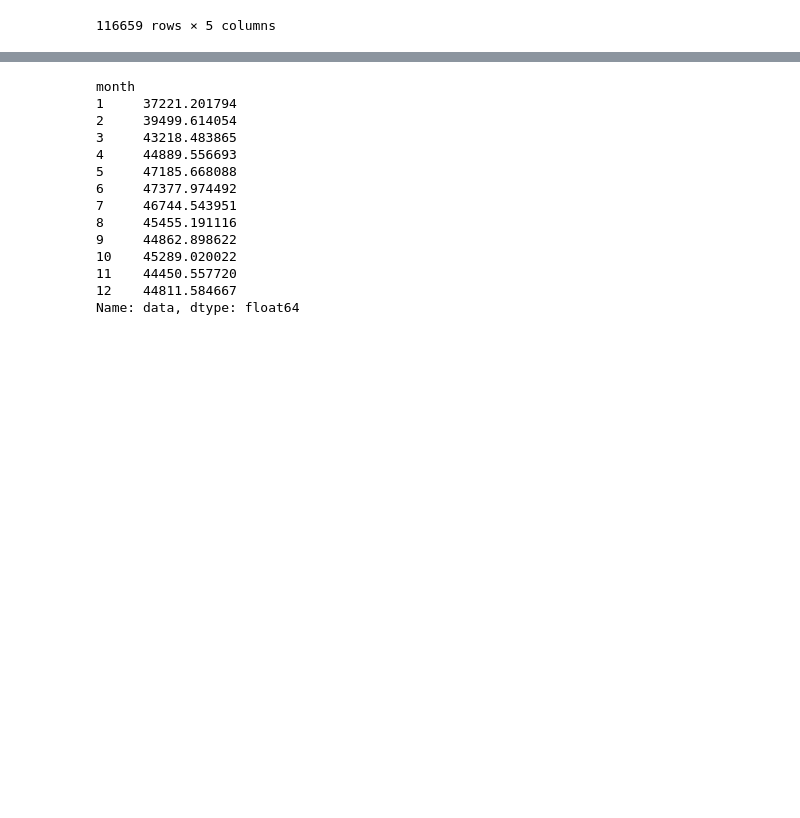
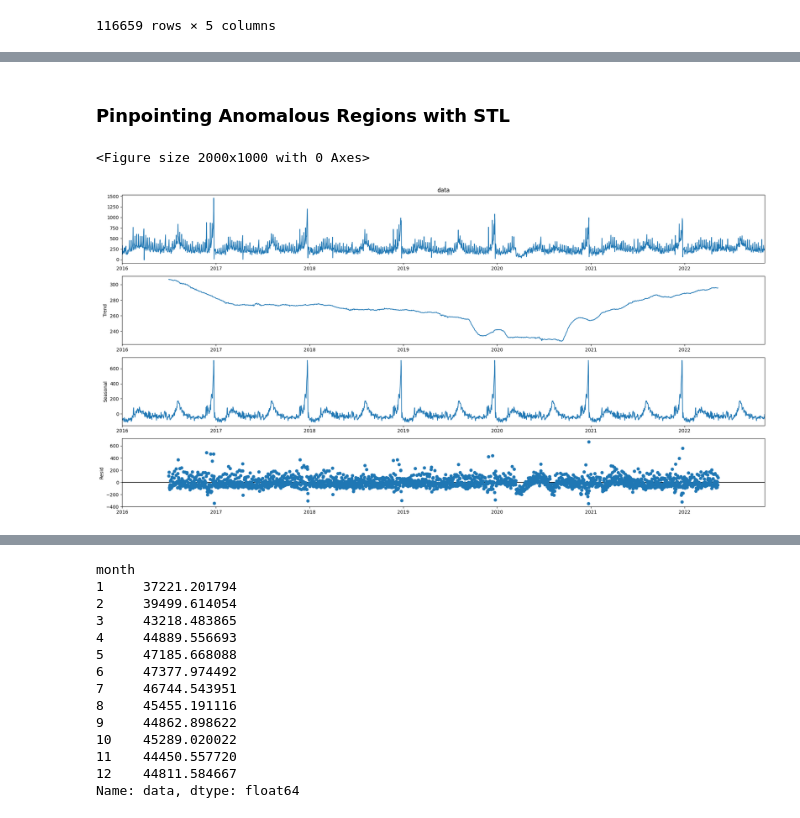
Before and after one commit to rohan-r-kulkarni/wellington_anomaly_detection, a Jupyter notebook: eda/eda_credit.ipynb, the cells around one changed output, grey strips where cells are left out. Drawn from its saved outputs; the diff is of its cells as text; code cells hidden in the pictures; blank space fills up the shorter version.

```diff
--- a/eda/eda_credit.ipynb
+++ b/eda/eda_credit.ipynb
@@ -53,0 +60,14 @@ run_decompose(cdf, 2)
+# %% [markdown]
+<h3> Pinpointing Anomalous Regions with STL </h3>
+# %%
+company_id = 1
+data = cdf[cdf.company==cdf.company.unique()[company_id]].set_index('date')
+cid = data.company.iloc[0]
+plt.figure()
+stl = seasonal_decompose(data['data'], period=365)
+stl.plot()
+fig = plt.gcf()
+fig.tight_layout()
+# %% [output]
+<Figure size 2000x1000 with 0 Axes>
+[figure, added]
```
Also changed, not shown: parts of 11 cells of this notebook, 3 other files.
